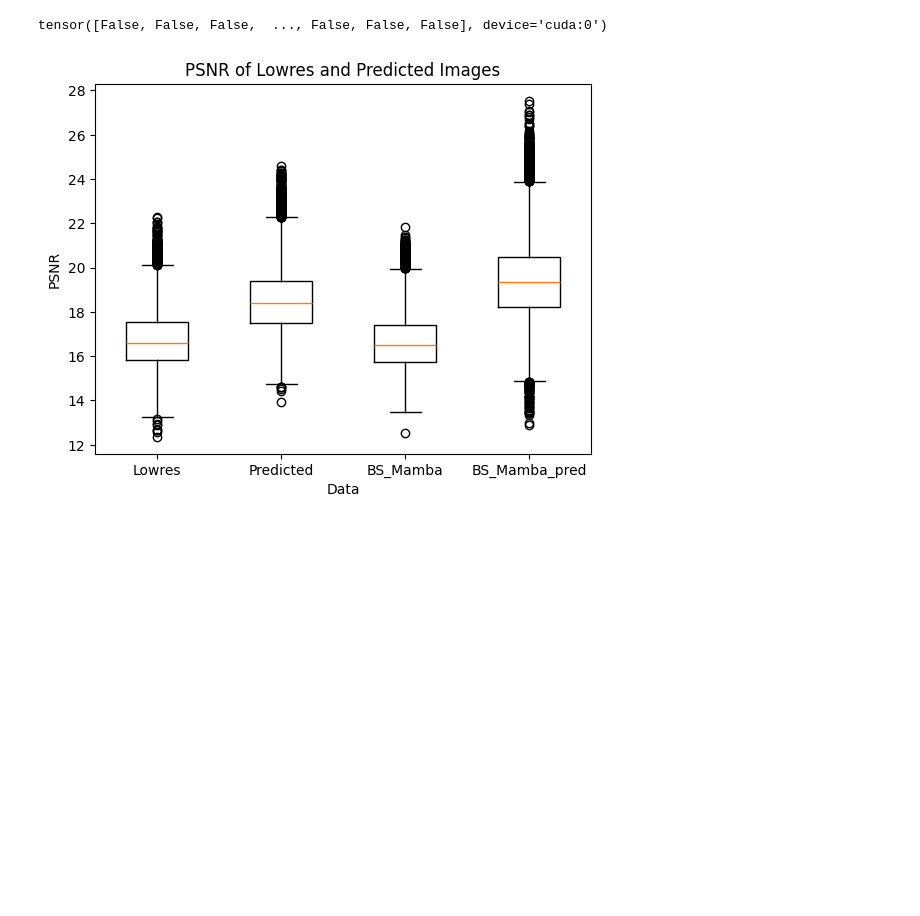
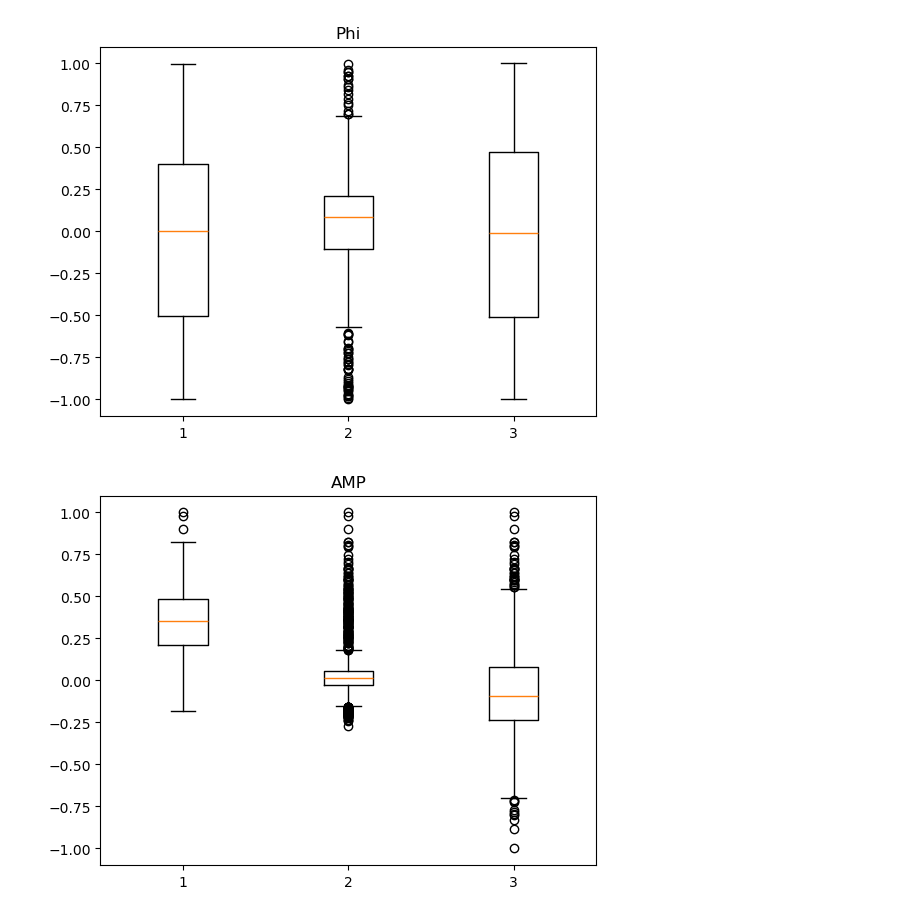
Before and after one commit to AmanKukde/FourierImageTransformer, a Jupyter notebook: my_new.ipynb, the cells around one changed output. Saved outputs shown, nothing was run; the diff lists cells and outputs as text; code cells hidden in the pictures; blank space fills up the shorter version.

```diff
--- a/my_new.ipynb
+++ b/my_new.ipynb
@@ -21,11 +21,24 @@ import matplotlib.pyplot as plt
 from tqdm import tqdm
 from fit.utils.utils import denormalize
 
-trained_model_path= '/home/aman.kukde/Projects/FourierImageTransformer/models/MNIST/fast/sum/Fast_MNIST_wp_1000_sum_L_8_H_8_s_10_subset_False_26-05_21-37-24/'
-checkpoints = os.listdir(trained_model_path)
-checkpoints.remove('last.ckpt')
-checkpoints.remove('wandb')
-trained_model_path = trained_model_path + checkpoints[3]
+# trained_model_path= '/group/jug/Aman/Trained_Models/MNIST/fast/sum/Fast_MNIST_wp_1000_sum_L_8_H_8_s_10_subset_False_30-05_11-52-23/'
+# checkpoints = os.listdir(trained_model_path)
+# checkpoints.remove('last.ckpt')
+# checkpoints.remove('wandb')
+# trained_model_path = trained_model_path + checkpoints[3]
+
+
+# trained_model_path = '/group/jug/Aman/Trained_Models/CelebA/mamba/sum/Mamba_CelebA_wp_1000_sum_L_8_H_8_s_10_subset_False_SectorEncoder_NSec10_01-06_16-12-07/epoch=600-step=375625.ckpt'
+# n_heads = 8
+# n_layers = 8
+# d_query = 32
+
+trained_model_path = '/group/jug/Aman/Trained_Models/CelebA/mamba/sum/Mamba_CelebA_wp_1000_sum_L_12_H_12_s_5_subset_False_SectorEncoder_NSec10_16-06_19-57-36/epoch=183-step=57592.ckpt'
+n_heads = 12
+n_layers = 12
+d_query = 64
+
+
 print(trained_model_path)
 dataset = trained_model_path.split('/')[-5]
 model_type = trained_model_path.split('/')[-4]
@@ -38,26 +51,25 @@ seed_everything(22122020)
 
 if dataset == "MNIST":
     dm = MNIST_SResFITDM(root_dir="./datamodules/data/",
-                            batch_size=256, subset_flag=False)
+                            batch_size=1024, subset_flag=False)
 if dataset == "CelebA":
     dm = CelebA_SResFITDM(root_dir="./datamodules/data/",
                             batch_size=8, subset_flag=False)
 if dataset == "Bio":
     dm = BioSRFActin('./', 8)
-# dm = BioSRMicrotubules('./', 8)
 dm.prepare_data()
 dm.setup()
 r, phi, flatten_order, order, fc_per_ring = get_polar_rfft_coords_2D(img_shape=dm.gt_shape)
-n_heads = 8
-d_query = 32
+
 model = SResTransformerModule(img_shape=dm.gt_shape,
                               coords=(r, phi),
                               dst_flatten_order=flatten_order,
                               dst_order=order,
                               loss=loss,
                               w_phi = 1000,
-                              lr=0.0001, weight_decay=0.01, n_layers=8,
-                              n_heads=n_heads, d_query=d_query,num_shells = 6,
+                              lr=0.0001, weight_decay=0.01, n_layers=n_layers,
+                              n_heads=n_heads, d_query=d_query,num_shells = 12,
+                              no_of_sectors=10,
                               model_type = model_type,
                               fc_per_ring=fc_per_ring).cuda()
 
@@ -65,7 +77,7 @@ print("model initialized")
 
 if 1:
     weights = torch.load(trained_model_path)['state_dict']
-    model.load_state_dict(weights, strict=True)
+    model.load_state_dict(weights, strict=False)
     model.cuda()
     model.eval()
     print('Trained Model Loaded Successfully !!!')
@@ -123,21 +146,6 @@ for fc, (mag_min, mag_max) in tqdm(dm.test_dataloader()):
-# %%
-lowres_all == a
-# %% [output]
-tensor([False, False, False,  ..., False, False, False], device='cuda:0')
-# %%
-
-lowres_all = torch.cat(lowres_total)
-pred_all = torch.cat(pred_total)
-diff_all = pred_all - lowres_all
-gt_all = torch.cat(gt_total)
-
-a = torch.load('/home/aman.kukde/Projects/FourierImageTransformer/inference_results/inference_results_mamba/mamba_lowres.pt')
-b = torch.load('/home/aman.kukde/Projects/FourierImageTransformer/inference_results/inference_results_mamba/mamba_pred.pt')
-
-fig, ax = plt.subplots()
-ax.boxplot([lowres_all.cpu().numpy(),pred_all.cpu().numpy(),a.cpu().numpy(), b.cpu().numpy()], widths= 0.5, labels = ['Lowres','Predicted','BS_Mamba', 'BS_Mamba_pred']);
-ax.set_xlabel("Data")
-ax.set_ylabel("PSNR")
-ax.title.set_text(f"PSNR of Lowres and Predicted Images")
-# %% [output]
-[figure, removed]
+# %%
+plt.boxplot([x_input[0,:,1].cpu(),pred[0,:,1].cpu(), fc[0,:,1].cpu()]);plt.title('Phi');plt.show()
+plt.boxplot([x_input[0,:,0].cpu(),pred[0,:,0].cpu(), fc[0,:,0].cpu()]);plt.title('AMP');plt.show()
+# %% [output]
+[figure, added]
+[figure, added]
```
Also changed, not shown: parts of 17 cells of this notebook, 7 other files.
